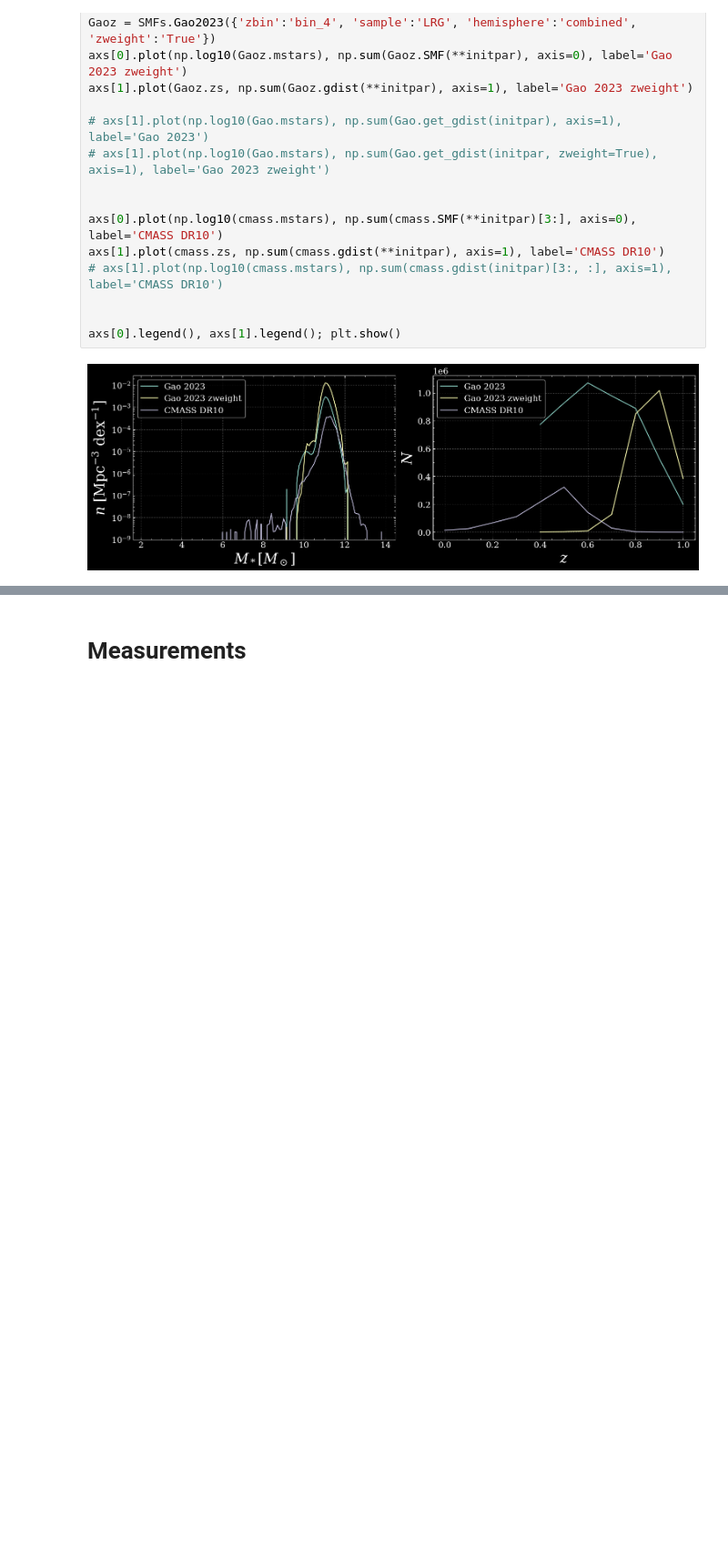
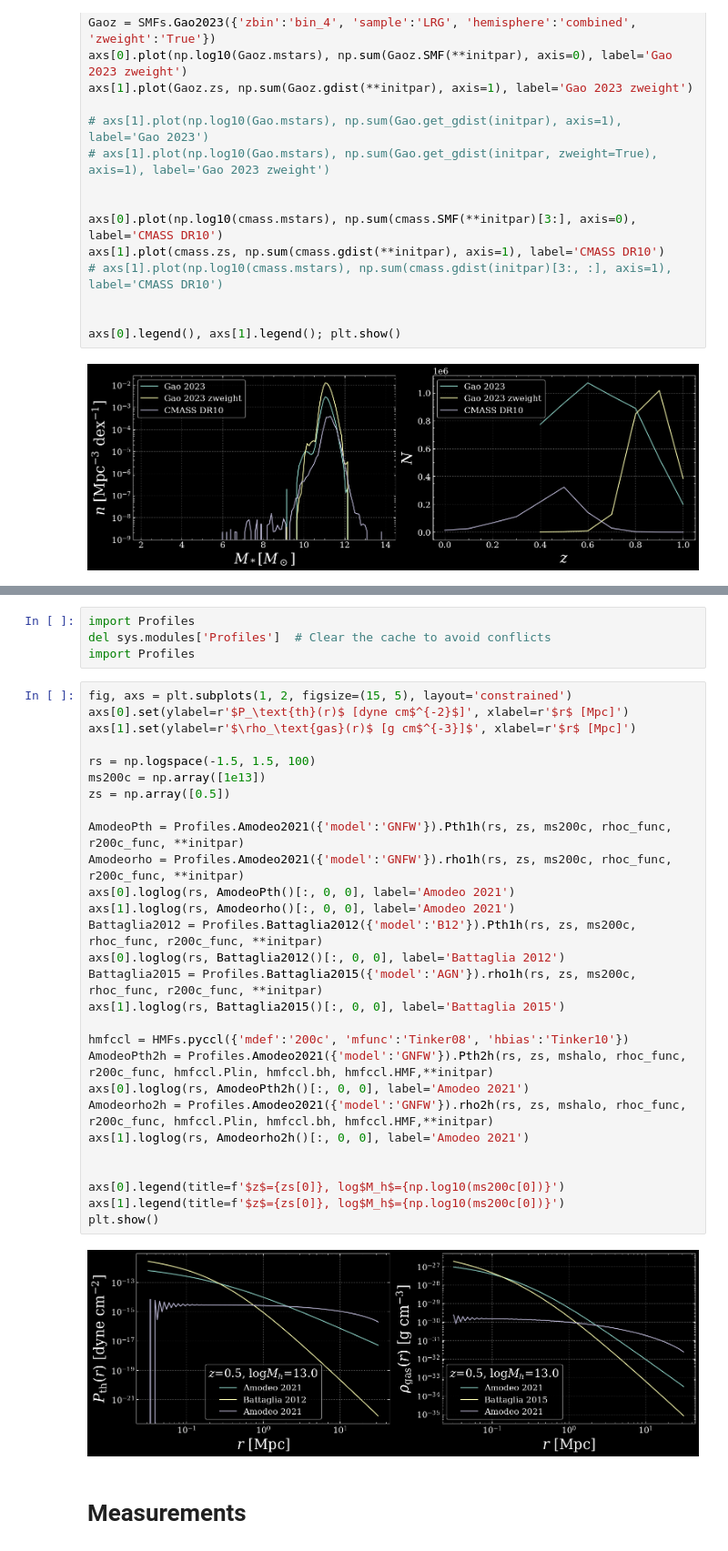
Before and after one commit to chadpopik/CAPPIBARAS, a Jupyter notebook: Intro.ipynb, the cells around one changed output, grey strips where cells are left out. Shown at 91% size. Drawn from its saved outputs; the diff is of its cells as text; blank space fills up the shorter version.

```diff
--- a/Intro.ipynb
+++ b/Intro.ipynb
@@ -151,3 +123,37 @@ axs[0].legend(), axs[1].legend(); plt.show()
+# %%
+import Profiles
+del sys.modules['Profiles']  # Clear the cache to avoid conflicts
+import Profiles
+# %%
+fig, axs = plt.subplots(1, 2, figsize=(15, 5), layout='constrained')
+axs[0].set(ylabel=r'$P_\text{th}(r)$ [dyne cm$^{-2}$]', xlabel=r'$r$ [Mpc]')
+axs[1].set(ylabel=r'$\rho_\text{gas}(r)$ [g cm$^{-3}]$', xlabel=r'$r$ [Mpc]')
+
+rs = np.logspace(-1.5, 1.5, 100)
+ms200c = np.array([1e13])
+zs = np.array([0.5])
+
+AmodeoPth = Profiles.Amodeo2021({'model':'GNFW'}).Pth1h(rs, zs, ms200c, rhoc_func, r200c_func, **initpar)
+Amodeorho = Profiles.Amodeo2021({'model':'GNFW'}).rho1h(rs, zs, ms200c, rhoc_func, r200c_func, **initpar)
+axs[0].loglog(rs, AmodeoPth()[:, 0, 0], label='Amodeo 2021')
+axs[1].loglog(rs, Amodeorho()[:, 0, 0], label='Amodeo 2021')
+Battaglia2012 = Profiles.Battaglia2012({'model':'B12'}).Pth1h(rs, zs, ms200c, rhoc_func, r200c_func, **initpar)
+axs[0].loglog(rs, Battaglia2012()[:, 0, 0], label='Battaglia 2012')
+Battaglia2015 = Profiles.Battaglia2015({'model':'AGN'}).rho1h(rs, zs, ms200c, rhoc_func, r200c_func, **initpar)
+axs[1].loglog(rs, Battaglia2015()[:, 0, 0], label='Battaglia 2015')
+
+hmfccl = HMFs.pyccl({'mdef':'200c', 'mfunc':'Tinker08', 'hbias':'Tinker10'})
+AmodeoPth2h = Profiles.Amodeo2021({'model':'GNFW'}).Pth2h(rs, zs, mshalo, rhoc_func, r200c_func, hmfccl.Plin, hmfccl.bh, hmfccl.HMF,**initpar)
+axs[0].loglog(rs, AmodeoPth2h()[:, 0, 0], label='Amodeo 2021')
+Amodeorho2h = Profiles.Amodeo2021({'model':'GNFW'}).rho2h(rs, zs, mshalo, rhoc_func, r200c_func, hmfccl.Plin, hmfccl.bh, hmfccl.HMF,**initpar)
+axs[1].loglog(rs, Amodeorho2h()[:, 0, 0], label='Amodeo 2021')
+
+
+axs[0].legend(title=f'$z$={zs[0]}, log$M_h$={np.log10(ms200c[0])}')
+axs[1].legend(title=f'$z$={zs[0]}, log$M_h$={np.log10(ms200c[0])}')
+plt.show()
+# %% [output]
+[figure, added]
 # %% [markdown]
 # Measurements
 # %%
```
Also changed, not shown: parts of 7 cells of this notebook, 10 other files.
